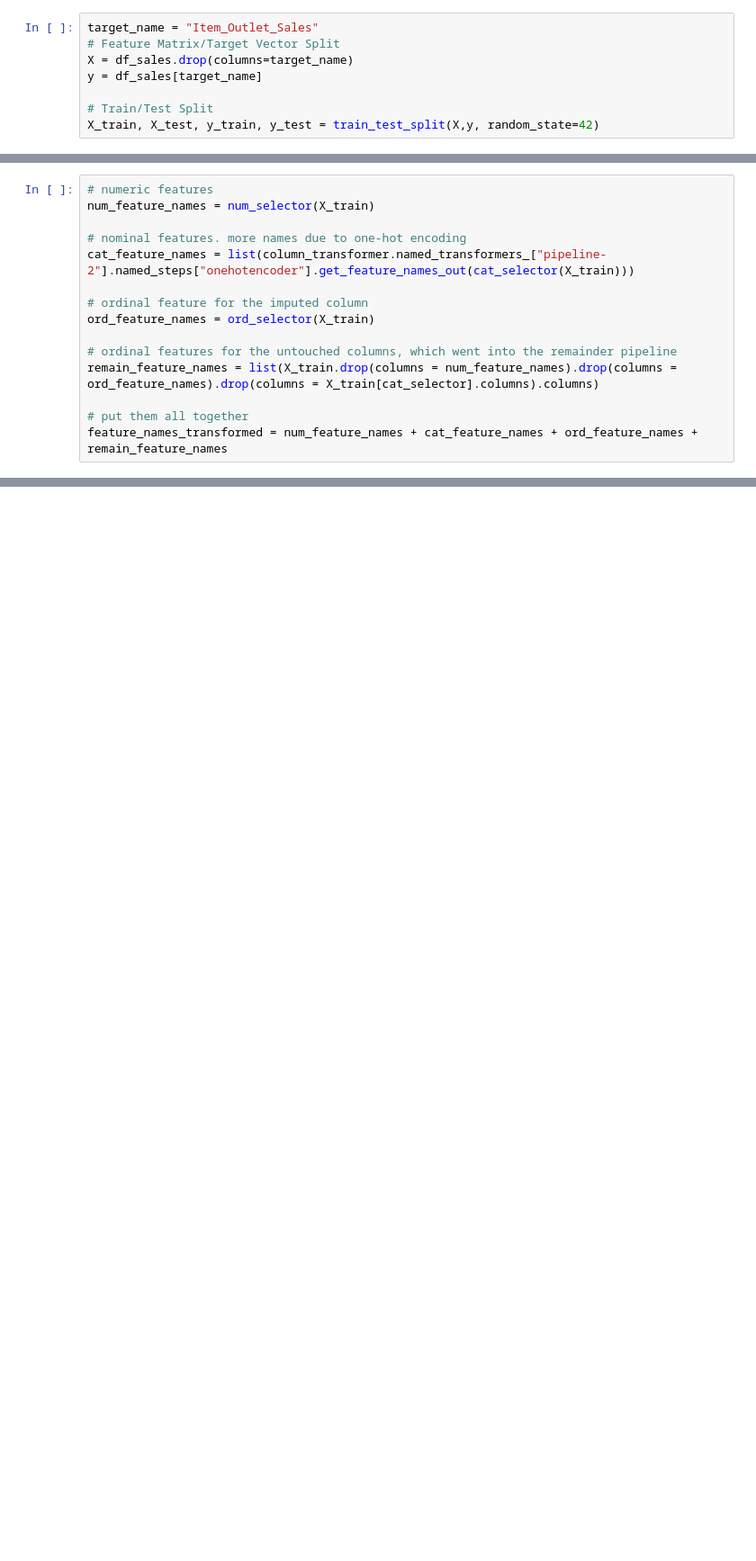
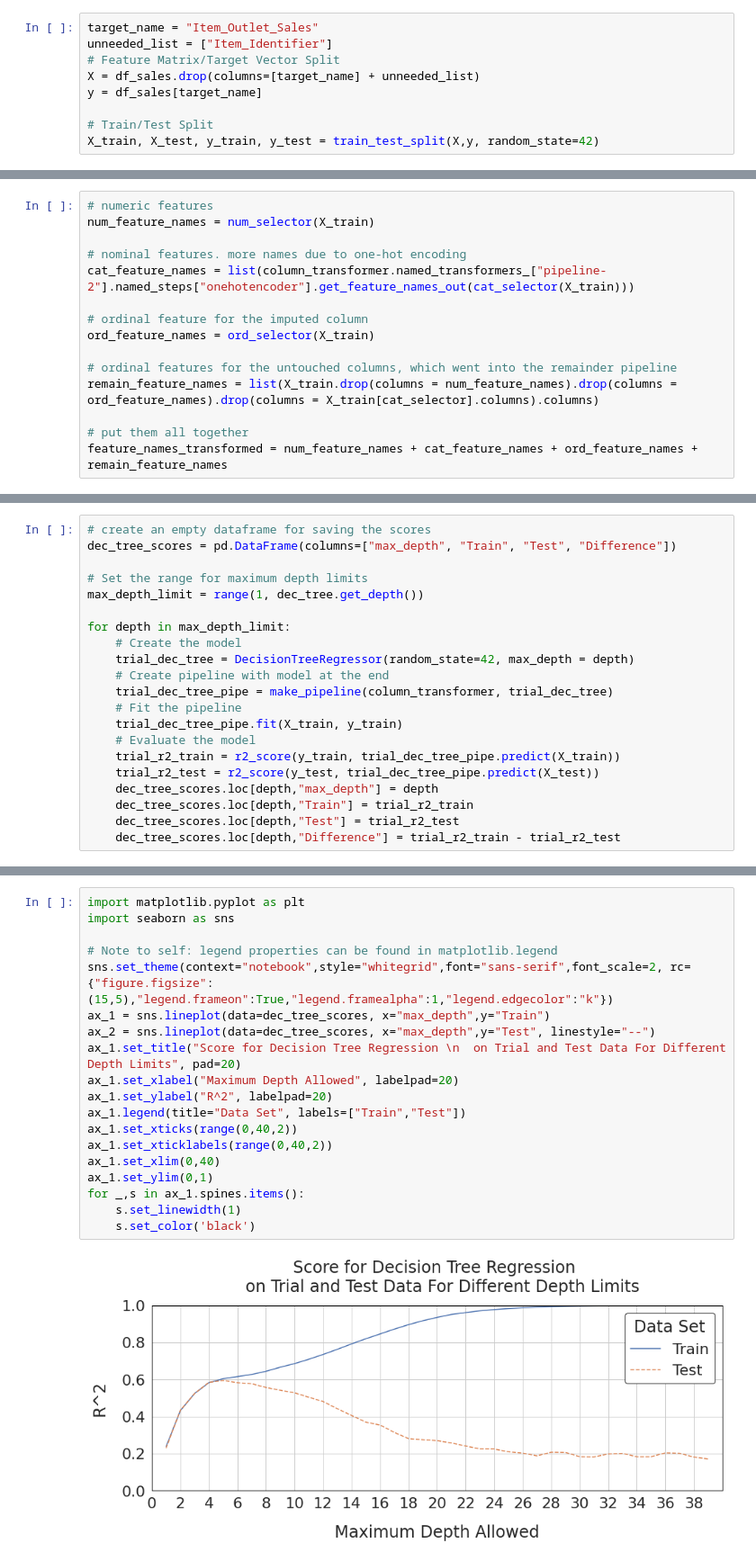
Before and after one commit to bngrossmann/food-sales-predictions, a Jupyter notebook: food_sales_predition.ipynb, the cells around one changed output, grey strips where cells are left out. Shown at 90% size. Drawn from its saved outputs; the diff is of its cells as text; blank space fills up the shorter version.

```diff
--- a/food_sales_predition.ipynb
+++ b/food_sales_predition.ipynb
@@ -925,7 +930,8 @@ Then the data will be split into a training set and a testing set.
 # %%
 target_name = "Item_Outlet_Sales"
+unneeded_list = ["Item_Identifier"]
 # Feature Matrix/Target Vector Split
-X = df_sales.drop(columns=target_name)
+X = df_sales.drop(columns=[target_name] + unneeded_list)
 y = df_sales[target_name]
 
 # Train/Test Split
@@ -1105,0 +1226,21 @@ memory usage: 87.2 MB
+# %%
+# create an empty dataframe for saving the scores
+dec_tree_scores = pd.DataFrame(columns=["max_depth", "Train", "Test", "Difference"])
+
+# Set the range for maximum depth limits
+max_depth_limit = range(1, dec_tree.get_depth())
+
+for depth in max_depth_limit:
+    # Create the model
+    trial_dec_tree = DecisionTreeRegressor(random_state=42, max_depth = depth)
+    # Create pipeline with model at the end
+    trial_dec_tree_pipe = make_pipeline(column_transformer, trial_dec_tree)
+    # Fit the pipeline
+    trial_dec_tree_pipe.fit(X_train, y_train)
+    # Evaluate the model
+    trial_r2_train = r2_score(y_train, trial_dec_tree_pipe.predict(X_train))
+    trial_r2_test = r2_score(y_test, trial_dec_tree_pipe.predict(X_test))
+    dec_tree_scores.loc[depth,"max_depth"] = depth
+    dec_tree_scores.loc[depth,"Train"] = trial_r2_train
+    dec_tree_scores.loc[depth,"Test"] = trial_r2_test
+    dec_tree_scores.loc[depth,"Difference"] = trial_r2_train - trial_r2_test
@@ -1105,0 +1258,21 @@ memory usage: 87.2 MB
+# %%
+import matplotlib.pyplot as plt
+import seaborn as sns
+
+# Note to self: legend properties can be found in matplotlib.legend
+sns.set_theme(context="notebook",style="whitegrid",font="sans-serif",font_scale=2, rc={"figure.figsize":(15,5),"legend.frameon":True,"legend.framealpha":1,"legend.edgecolor":"k"})
+ax_1 = sns.lineplot(data=dec_tree_scores, x="max_depth",y="Train")
+ax_2 = sns.lineplot(data=dec_tree_scores, x="max_depth",y="Test", linestyle="--")
+ax_1.set_title("Score for Decision Tree Regression \n  on Trial and Test Data For Different Depth Limits", pad=20)
+ax_1.set_xlabel("Maximum Depth Allowed", labelpad=20)
+ax_1.set_ylabel("R^2", labelpad=20)
+ax_1.legend(title="Data Set", labels=["Train","Test"])
+ax_1.set_xticks(range(0,40,2))
+ax_1.set_xticklabels(range(0,40,2))
+ax_1.set_xlim(0,40)
+ax_1.set_ylim(0,1)
+for _,s in ax_1.spines.items():
+    s.set_linewidth(1)
+    s.set_color('black')
+# %% [output]
+[figure, added]
```
Also changed, not shown: parts of 39 cells of this notebook.
